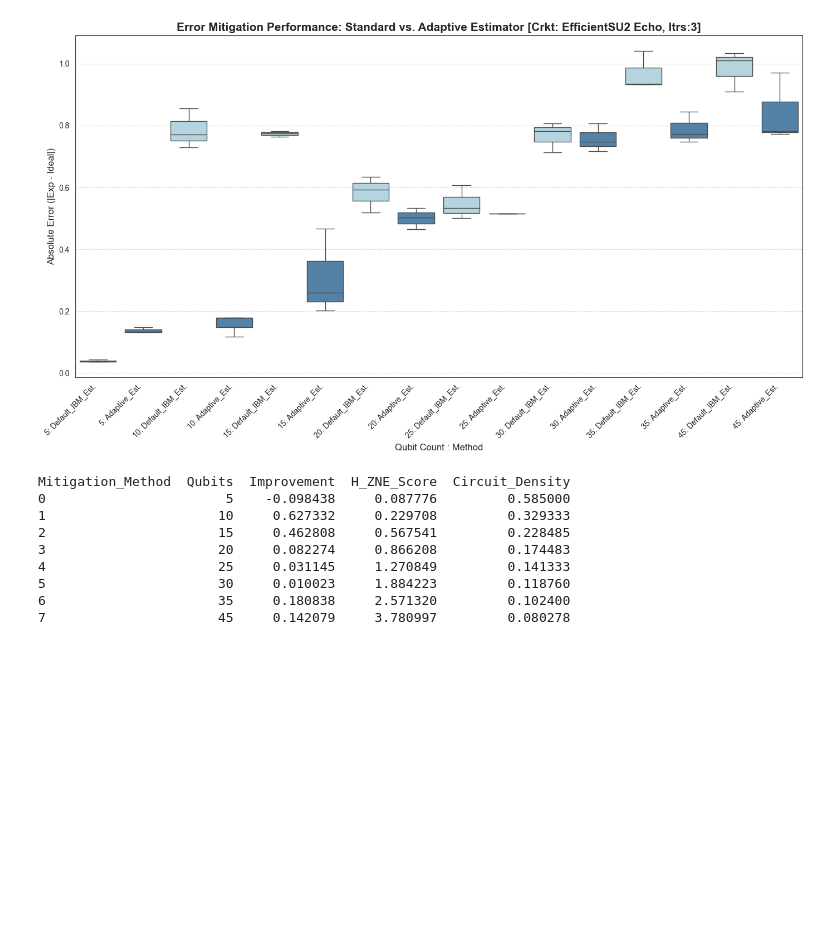
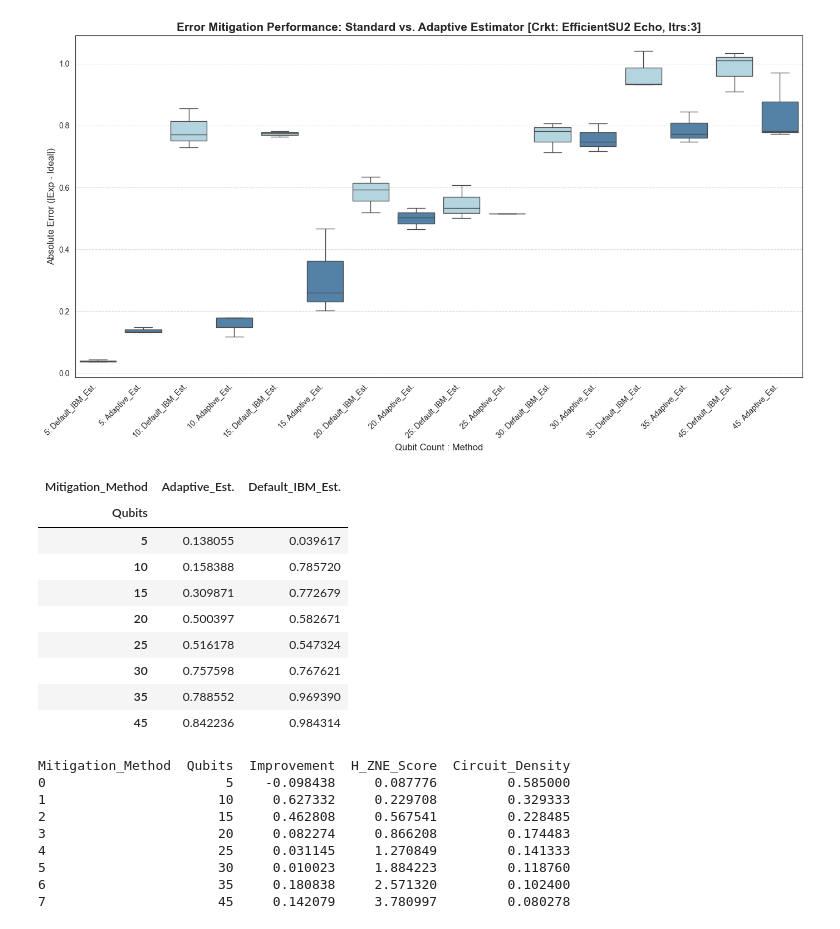
Before and after one commit to KurianUthuppu/adaptive_error_mitigation, a Jupyter notebook: examples/AE_Batch_EffSU2_echo.ipynb, the cells around one changed output. Drawn from its saved outputs; the diff is of its cells as text; code cells hidden in the pictures; blank space fills up the shorter version.

```diff
--- a/examples/AE_Batch_EffSU2_echo.ipynb
+++ b/examples/AE_Batch_EffSU2_echo.ipynb
@@ -537,6 +548,19 @@ plt.savefig("adaptive_comparison_flat.png", dpi=300)
 plt.show()
 # %% [output]
 [figure]
+# %%
+df_avg
+# %% [output]
+| Mitigation_Method | Adaptive_Est. | Default_IBM_Est. |
+| Qubits |  |  |
+| 5 | 0.138055 | 0.039617 |
+| 10 | 0.158388 | 0.785720 |
+| 15 | 0.309871 | 0.772679 |
+| 20 | 0.500397 | 0.582671 |
+| 25 | 0.516178 | 0.547324 |
+| 30 | 0.757598 | 0.767621 |
+| 35 | 0.788552 | 0.969390 |
+| 45 | 0.842236 | 0.984314 |
 # %%
 # 1. Group by Qubits and Mitigation_Method to get the MEAN Absolute Error across iterations
 # We use the new column name "Mitigation_Method"
```
Also changed, not shown: parts of 4 cells of this notebook, 2 other files.
